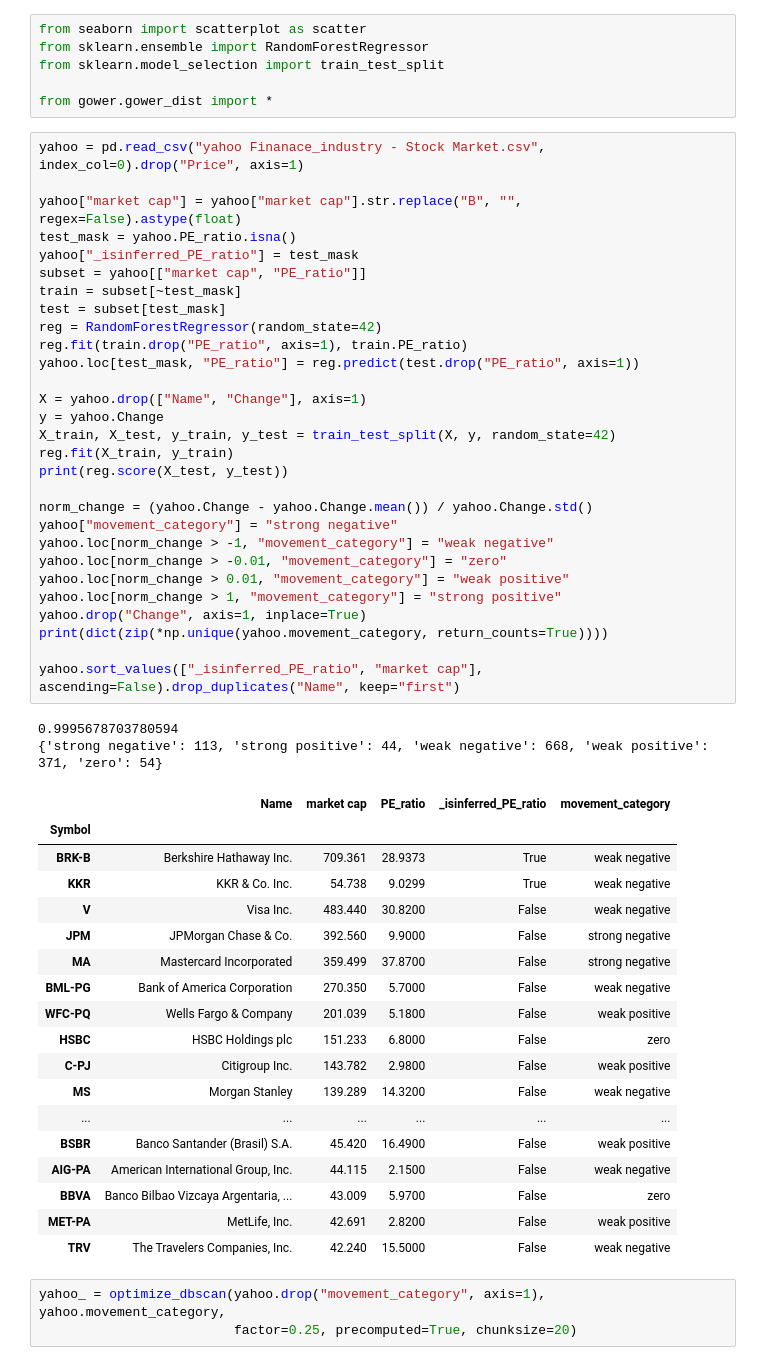
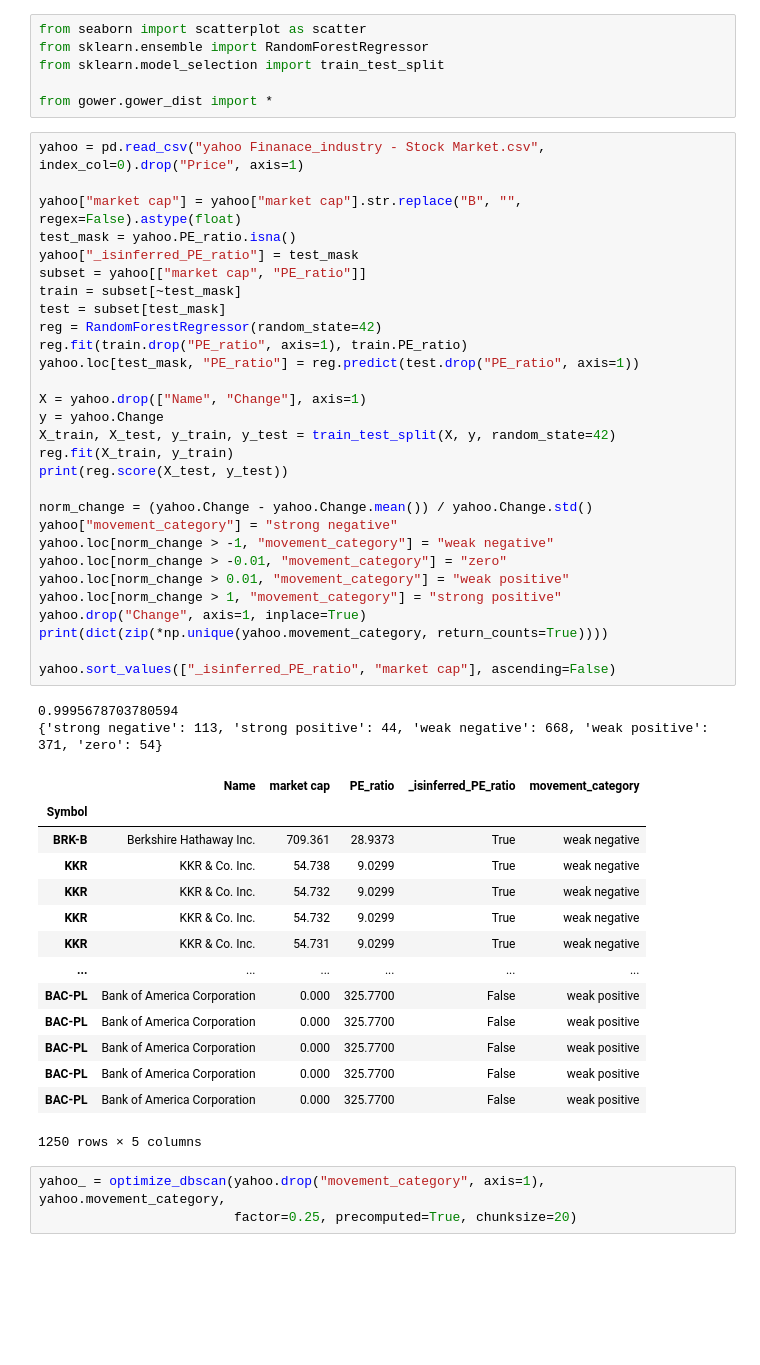
Before and after one commit to chrico-bu-uab/gower, a Jupyter notebook: yahoo.ipynb, the cells around one changed output. Cells and saved outputs as stored; diff of their text form; blank space fills up the shorter version.

Commit message:
yahoo finance example

```diff
--- a/yahoo.ipynb
+++ b/yahoo.ipynb
@@ -12,48 +12,44 @@ test_mask = yahoo.PE_ratio.isna()
 yahoo["_isinferred_PE_ratio"] = test_mask
 subset = yahoo[["market cap", "PE_ratio"]]
 train = subset[~test_mask]
 test = subset[test_mask]
 reg = RandomForestRegressor(random_state=42)
 reg.fit(train.drop("PE_ratio", axis=1), train.PE_ratio)
 yahoo.loc[test_mask, "PE_ratio"] = reg.predict(test.drop("PE_ratio", axis=1))
 
 X = yahoo.drop(["Name", "Change"], axis=1)
 y = yahoo.Change
 X_train, X_test, y_train, y_test = train_test_split(X, y, random_state=42)
 reg.fit(X_train, y_train)
 print(reg.score(X_test, y_test))
 
 norm_change = (yahoo.Change - yahoo.Change.mean()) / yahoo.Change.std()
 yahoo["movement_category"] = "strong negative"
 yahoo.loc[norm_change > -1, "movement_category"] = "weak negative"
 yahoo.loc[norm_change > -0.01, "movement_category"] = "zero"
 yahoo.loc[norm_change > 0.01, "movement_category"] = "weak positive"
 yahoo.loc[norm_change > 1, "movement_category"] = "strong positive"
 yahoo.drop("Change", axis=1, inplace=True)
 print(dict(zip(*np.unique(yahoo.movement_category, return_counts=True))))
 
-yahoo.sort_values(["_isinferred_PE_ratio", "market cap"], ascending=False).drop_duplicates("Name", keep="first")
+yahoo.sort_values(["_isinferred_PE_ratio", "market cap"], ascending=False)
 # %% [output]
 0.9995678703780594
 {'strong negative': 113, 'strong positive': 44, 'weak negative': 668, 'weak positive': 371, 'zero': 54}
 |  | Name | market cap | PE_ratio | _isinferred_PE_ratio | movement_category |
 | Symbol |  |  |  |  |  |
 | BRK-B | Berkshire Hathaway Inc. | 709.361 | 28.9373 | True | weak negative |
 | KKR | KKR & Co. Inc. | 54.738 | 9.0299 | True | weak negative |
-| V | Visa Inc. | 483.440 | 30.8200 | False | weak negative |
-| JPM | JPMorgan Chase & Co. | 392.560 | 9.9000 | False | strong negative |
-| MA | Mastercard Incorporated | 359.499 | 37.8700 | False | strong negative |
-| BML-PG | Bank of America Corporation | 270.350 | 5.7000 | False | weak negative |
-| WFC-PQ | Wells Fargo & Company | 201.039 | 5.1800 | False | weak positive |
-| HSBC | HSBC Holdings plc | 151.233 | 6.8000 | False | zero |
-| C-PJ | Citigroup Inc. | 143.782 | 2.9800 | False | weak positive |
-| MS | Morgan Stanley | 139.289 | 14.3200 | False | weak negative |
+| KKR | KKR & Co. Inc. | 54.732 | 9.0299 | True | weak negative |
+| KKR | KKR & Co. Inc. | 54.732 | 9.0299 | True | weak negative |
+| KKR | KKR & Co. Inc. | 54.731 | 9.0299 | True | weak negative |
 | ... | ... | ... | ... | ... | ... |
-| BSBR | Banco Santander (Brasil) S.A. | 45.420 | 16.4900 | False | weak positive |
-| AIG-PA | American International Group, Inc. | 44.115 | 2.1500 | False | weak negative |
-| BBVA | Banco Bilbao Vizcaya Argentaria, ... | 43.009 | 5.9700 | False | zero |
-| MET-PA | MetLife, Inc. | 42.691 | 2.8200 | False | weak positive |
-| TRV | The Travelers Companies, Inc. | 42.240 | 15.5000 | False | weak negative |
+| BAC-PL | Bank of America Corporation | 0.000 | 325.7700 | False | weak positive |
+| BAC-PL | Bank of America Corporation | 0.000 | 325.7700 | False | weak positive |
+| BAC-PL | Bank of America Corporation | 0.000 | 325.7700 | False | weak positive |
+| BAC-PL | Bank of America Corporation | 0.000 | 325.7700 | False | weak positive |
+| BAC-PL | Bank of America Corporation | 0.000 | 325.7700 | False | weak positive |
+1250 rows × 5 columns
 # %%
 yahoo_ = optimize_dbscan(yahoo.drop("movement_category", axis=1), yahoo.movement_category,
                          factor=0.25, precomputed=True, chunksize=20)
```
